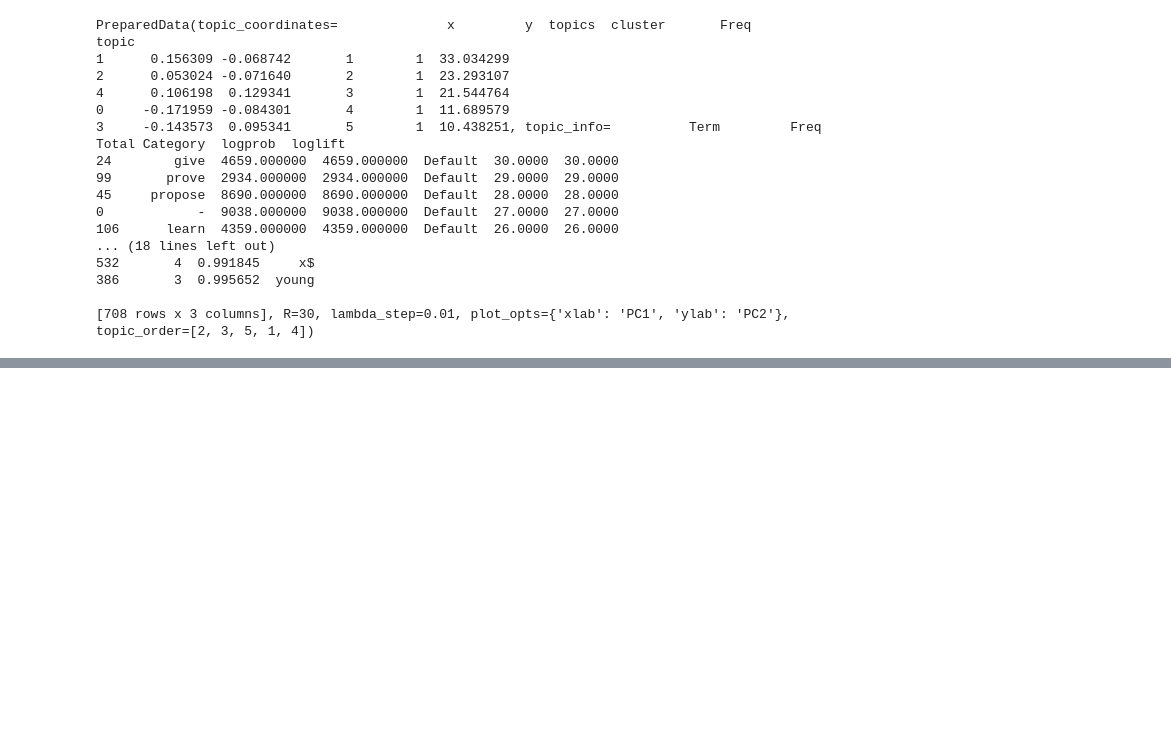
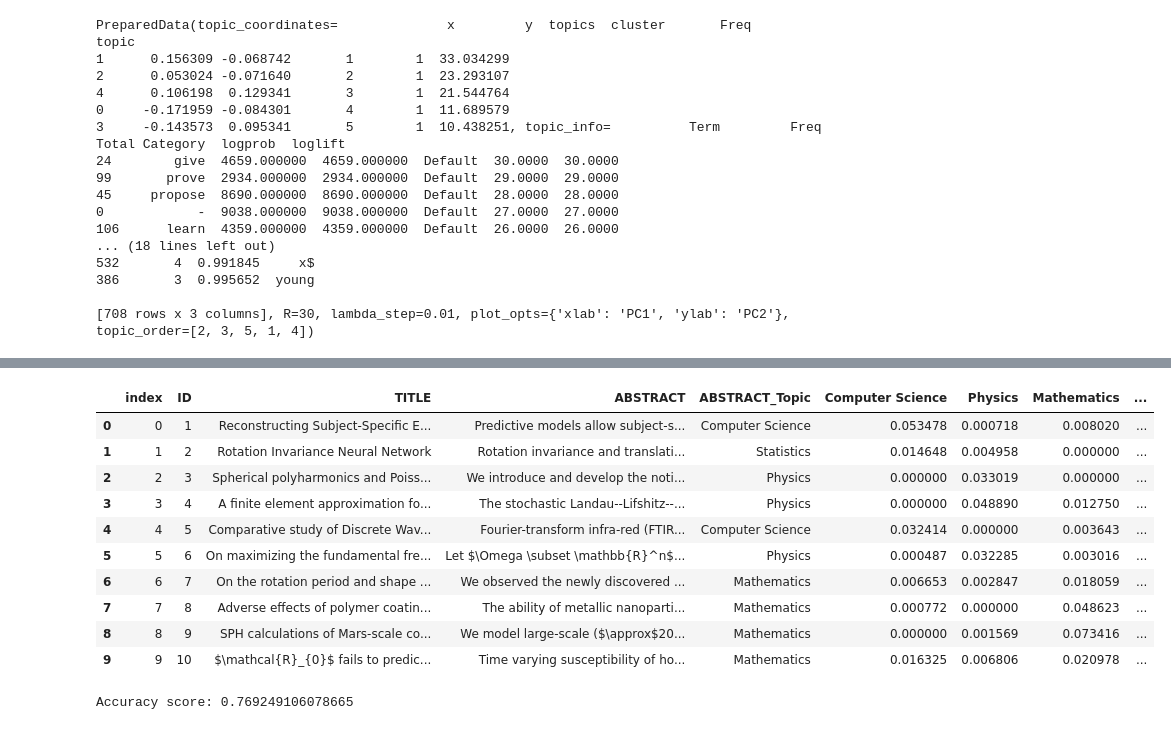
Before and after one commit to SRayaneM/Clustering_And_Topic_Modelling, a Jupyter notebook: LDA .ipynb, the cells around one changed output, grey strips where cells are left out. Drawn from its saved outputs; the diff is of its cells as text; code cells hidden in the pictures; blank space fills up the shorter version.

```diff
--- a/LDA .ipynb
+++ b/LDA .ipynb
@@ -550,0 +558,15 @@ num_topics = lda_model.num_topics
+# %%
+final_df = pd.read_csv('Abstract_With_topics.csv')
+final_df.head(10)
+# %% [output]
+|  | index | ID | TITLE | ABSTRACT | ABSTRACT_Topic | Computer Science | Physics | Mathematics | ... |
+| 0 | 0 | 1 | Reconstructing Subject-Specific E... | Predictive models allow subject-s... | Computer Science | 0.053478 | 0.000718 | 0.008020 | ... |
+| 1 | 1 | 2 | Rotation Invariance Neural Network | Rotation invariance and translati... | Statistics | 0.014648 | 0.004958 | 0.000000 | ... |
+| 2 | 2 | 3 | Spherical polyharmonics and Poiss... | We introduce and develop the noti... | Physics | 0.000000 | 0.033019 | 0.000000 | ... |
+| 3 | 3 | 4 | A finite element approximation fo... | The stochastic Landau--Lifshitz--... | Physics | 0.000000 | 0.048890 | 0.012750 | ... |
+| 4 | 4 | 5 | Comparative study of Discrete Wav... | Fourier-transform infra-red (FTIR... | Computer Science | 0.032414 | 0.000000 | 0.003643 | ... |
+| 5 | 5 | 6 | On maximizing the fundamental fre... | Let $\Omega \subset \mathbb{R}^n$... | Physics | 0.000487 | 0.032285 | 0.003016 | ... |
+| 6 | 6 | 7 | On the rotation period and shape ... | We observed the newly discovered ... | Mathematics | 0.006653 | 0.002847 | 0.018059 | ... |
+| 7 | 7 | 8 | Adverse effects of polymer coatin... | The ability of metallic nanoparti... | Mathematics | 0.000772 | 0.000000 | 0.048623 | ... |
+| 8 | 8 | 9 | SPH calculations of Mars-scale co... | We model large-scale ($\approx$20... | Mathematics | 0.000000 | 0.001569 | 0.073416 | ... |
+| 9 | 9 | 10 | $\mathcal{R}_{0}$ fails to predic... | Time varying susceptibility of ho... | Mathematics | 0.016325 | 0.006806 | 0.020978 | ... |
@@ -550,0 +591,37 @@ num_topics = lda_model.num_topics
+# %%
+preprocessed_data = [
+    gensim.utils.simple_preprocess(doc) for doc in final_df['ABSTRACT']
+]
+
+# Generate labeled data
+lda_data = []
+for i, doc in enumerate(preprocessed_data):
+    topics = lda_model.get_document_topics(bow_corpus[i])
+    topic_probs = [0] * lda_model.num_topics
+    for topic in topics:
+        topic_probs[topic[0]] = topic[1]
+    topic_label = max(range(len(topic_probs)), key=topic_probs.__getitem__)
+    lda_data.append((final_df['ABSTRACT'][i], final_df['ABSTRACT_Topic'][i]))
+
+# Split data into training and test sets
+X_train, X_test, y_train, y_test = train_test_split([x[0] for x in lda_data],
+                                                    [x[1] for x in lda_data],
+                                                    test_size=0.2,
+                                                    random_state=42)
+
+# Convert text data to vectors using TF-IDF
+tfidf_vectorizer = TfidfVectorizer(max_df=0.8, min_df=5, stop_words='english')
+X_train_tfidf = tfidf_vectorizer.fit_transform(X_train)
+X_test_tfidf = tfidf_vectorizer.transform(X_test)
+
+# Train a Multinomial Naive Bayes classifier
+clf = MultinomialNB().fit(X_train_tfidf, y_train)
+
+# Make predictions on test data
+y_pred = clf.predict(X_test_tfidf)
+
+# Calculate accuracy score
+accuracy = accuracy_score(y_test, y_pred)
+print(f"Accuracy score: {accuracy}")
+# %% [output]
+Accuracy score: 0.769249106078665
```
Also changed, not shown: parts of 27 cells of this notebook, 9 other files.
